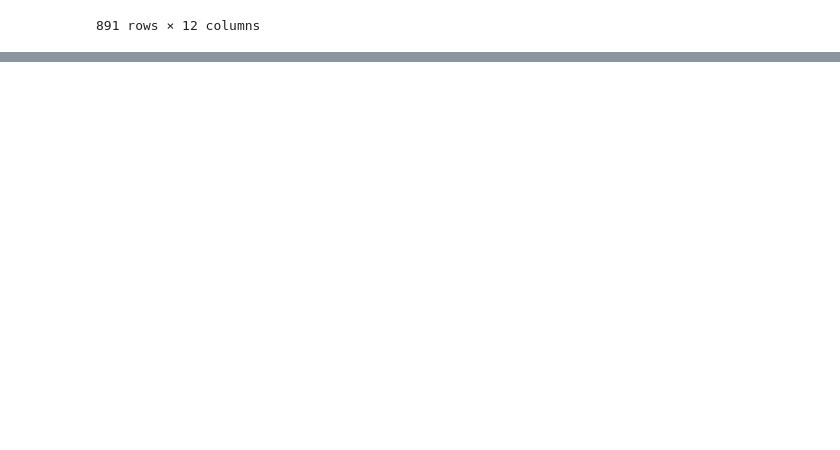
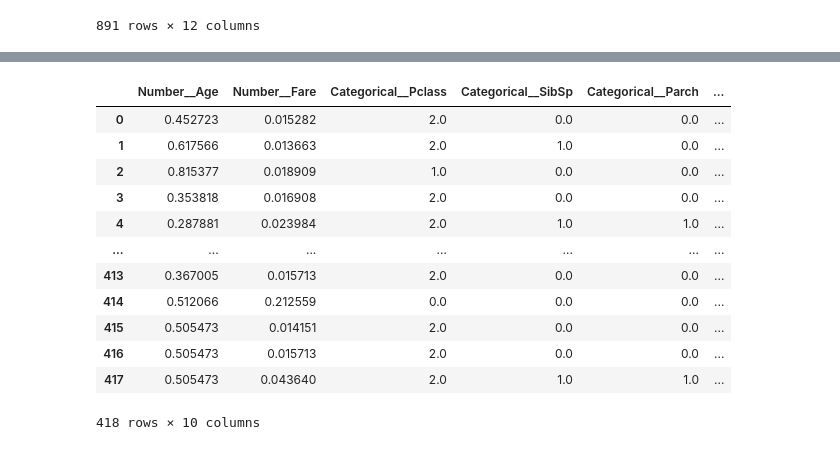
Before and after one commit to mik5owski/titanic, a Jupyter notebook: titanic.ipynb, the cells around one changed output, grey strips where cells are left out. Drawn from its saved outputs; the diff is of its cells as text; code cells hidden in the pictures; blank space fills up the shorter version.

```diff
--- a/titanic.ipynb
+++ b/titanic.ipynb
@@ -285,0 +585,2 @@ dtype: int64
+# %%
+processor.fit(df_test_processed)
@@ -285,0 +597,18 @@ dtype: int64
+# %%
+X = pd.DataFrame(processor.transform(df_test_processed), columns = processor.get_feature_names_out())
+# %%
+X
+# %% [output]
+|  | Number__Age | Number__Fare | Categorical__Pclass | Categorical__SibSp | Categorical__Parch | ... |
+| 0 | 0.452723 | 0.015282 | 2.0 | 0.0 | 0.0 | ... |
+| 1 | 0.617566 | 0.013663 | 2.0 | 1.0 | 0.0 | ... |
+| 2 | 0.815377 | 0.018909 | 1.0 | 0.0 | 0.0 | ... |
+| 3 | 0.353818 | 0.016908 | 2.0 | 0.0 | 0.0 | ... |
+| 4 | 0.287881 | 0.023984 | 2.0 | 1.0 | 1.0 | ... |
+| ... | ... | ... | ... | ... | ... | ... |
+| 413 | 0.367005 | 0.015713 | 2.0 | 0.0 | 0.0 | ... |
+| 414 | 0.512066 | 0.212559 | 0.0 | 0.0 | 0.0 | ... |
+| 415 | 0.505473 | 0.014151 | 2.0 | 0.0 | 0.0 | ... |
+| 416 | 0.505473 | 0.015713 | 2.0 | 0.0 | 0.0 | ... |
+| 417 | 0.505473 | 0.043640 | 2.0 | 1.0 | 1.0 | ... |
+418 rows × 10 columns
```
Also changed, not shown: parts of 48 cells of this notebook, 1 other file.
